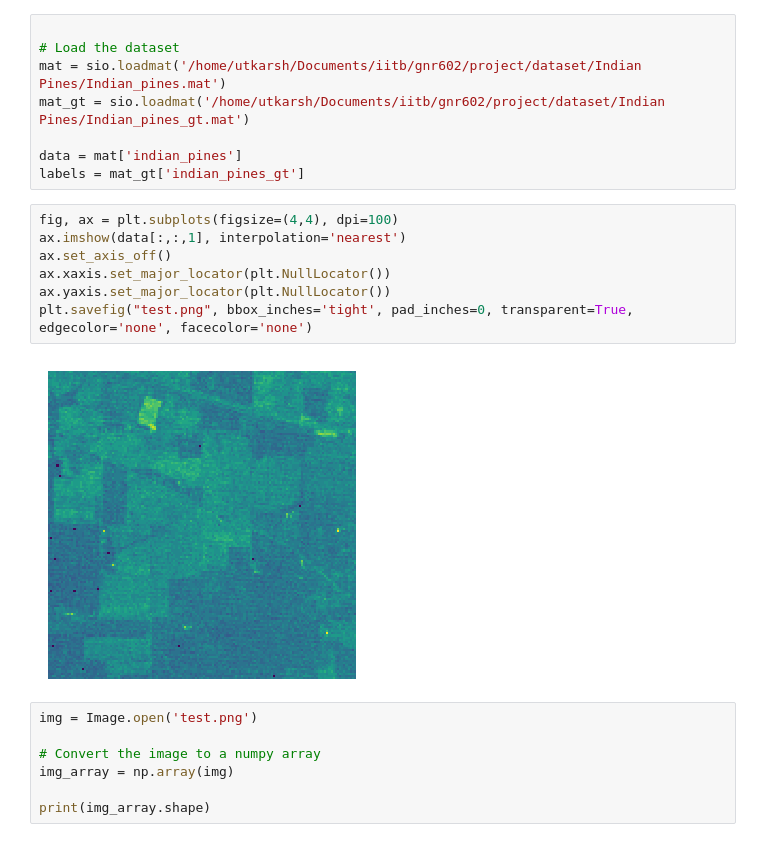
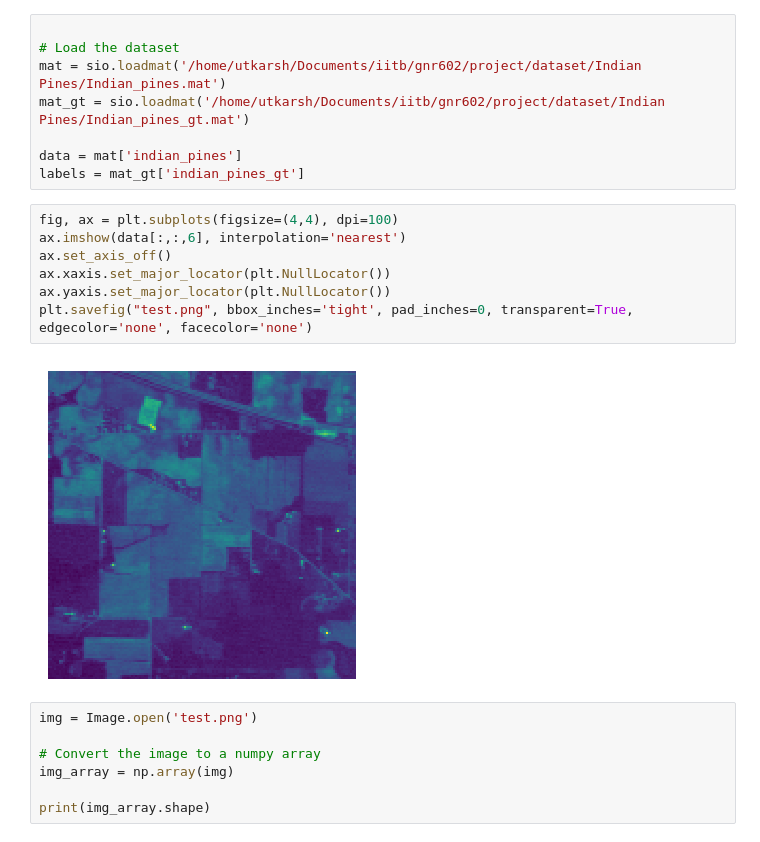
Before and after one commit to UtkarshRjn/gnr-602-project, a Jupyter notebook: notebook/pca_svm.ipynb, the cells around one changed output. Cells and saved outputs as stored; diff of their text form.

```diff
--- a/notebook/pca_svm.ipynb
+++ b/notebook/pca_svm.ipynb
@@ -19,13 +19,13 @@ data = mat['indian_pines']
 labels = mat_gt['indian_pines_gt']
 # %%
 fig, ax = plt.subplots(figsize=(4,4), dpi=100)
-ax.imshow(data[:,:,1], interpolation='nearest')
+ax.imshow(data[:,:,6], interpolation='nearest')
 ax.set_axis_off()
 ax.xaxis.set_major_locator(plt.NullLocator())
 ax.yaxis.set_major_locator(plt.NullLocator())
 plt.savefig("test.png", bbox_inches='tight', pad_inches=0, transparent=True, edgecolor='none', facecolor='none')
 # %% [output]
-[figure, old version]
+[figure, new version]
 # %%
 img = Image.open('test.png')
 
```
Also changed, not shown: 2 other files.
